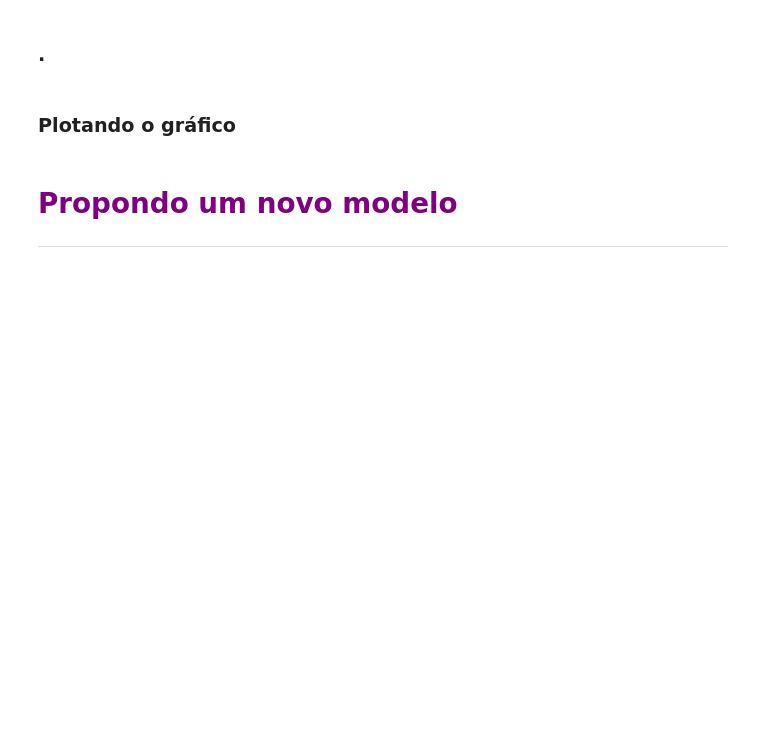
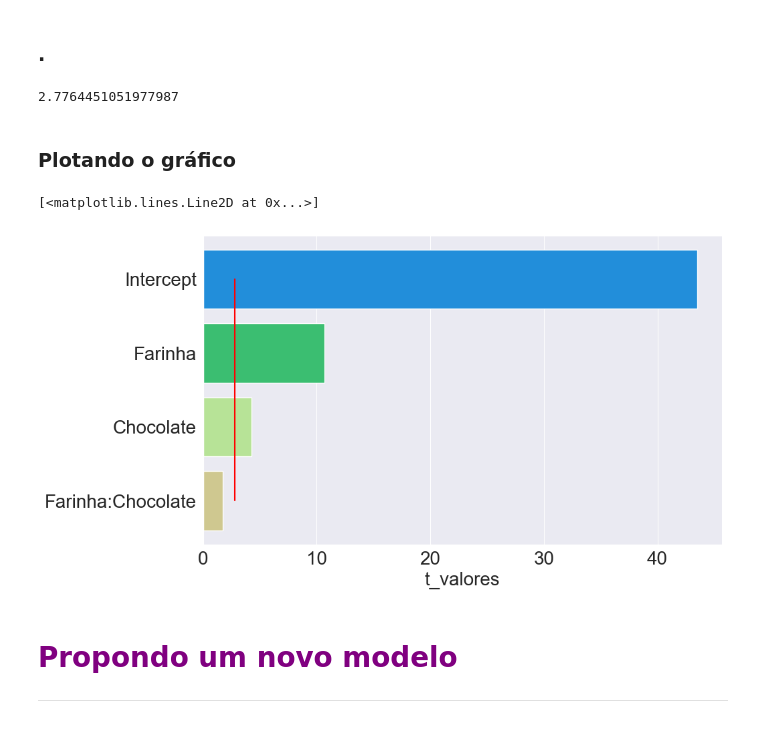
Before and after one commit to alyssonhyago/Cursos_Alura, a Jupyter notebook: Data_Science/Analise de experiemntos/Planejamento_experimentos_aula.ipynb, the cells around one changed output. Drawn from its saved outputs; the diff is of its cells as text; code cells hidden in the pictures; blank space fills up the shorter version.

```diff
--- a/Data_Science/Analise de experiemntos/Planejamento_experimentos_aula.ipynb
+++ b/Data_Science/Analise de experiemntos/Planejamento_experimentos_aula.ipynb
@@ -250,3 +333,5 @@ ax2 = sns.lmplot(data=experimento, x= 'Chocolate',y= 'Porcoes',ci=None, hue = 'F
 
 <hr>
 <p style='margin: 150px 150px;'>
+# %%
+t_valores = modelo_ajustado.tvalues
@@ -253,2 +346,4 @@ ax2 = sns.lmplot(data=experimento, x= 'Chocolate',y= 'Porcoes',ci=None, hue = 'F
+# %%
+nome = t_valores.index.tolist()
 # %% [markdown]
 ### .
@@ -255,7 +352,28 @@ ax2 = sns.lmplot(data=experimento, x= 'Chocolate',y= 'Porcoes',ci=None, hue = 'F
 # %% [markdown]
 ### .
+# %%
+distribuicao = stats.t(df = 4)
+# %%
+distribuicao.ppf(q=1 - 0.025)
+# %% [output]
+2.7764451051977987
+# %%
+limite = [distribuicao.ppf(q = 1-0.025)]* len(nome)
 # %% [markdown]
 ### Plotando o gráfico
+# %%
+pareto = sns.barplot(x=t_valores, y=nome)
+
+pareto.figure.set_size_inches(10,6)
+
+pareto.tick_params(labelsize= 20)
+
+pareto.set_xlabel('t_valores', fontsize=20)
+
+pareto.plot(limite, nome, 'red')
+# %% [output]
+[<matplotlib.lines.Line2D at 0x...>]
+[figure, added]
 # %% [markdown]
 # <font color = 'purple'> Propondo um novo modelo   </font>
 
```
Also changed, not shown: parts of 40 cells of this notebook.
